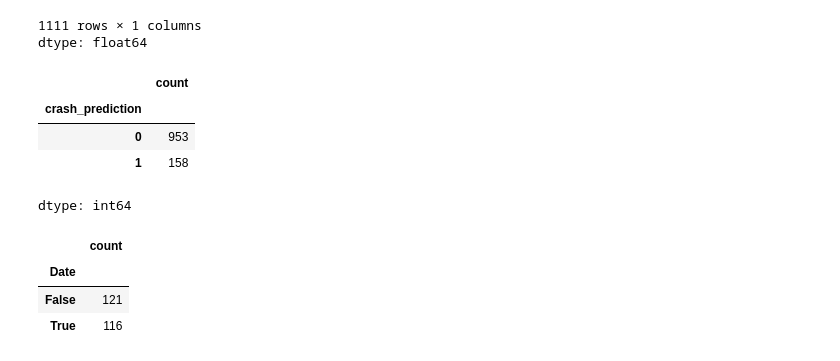
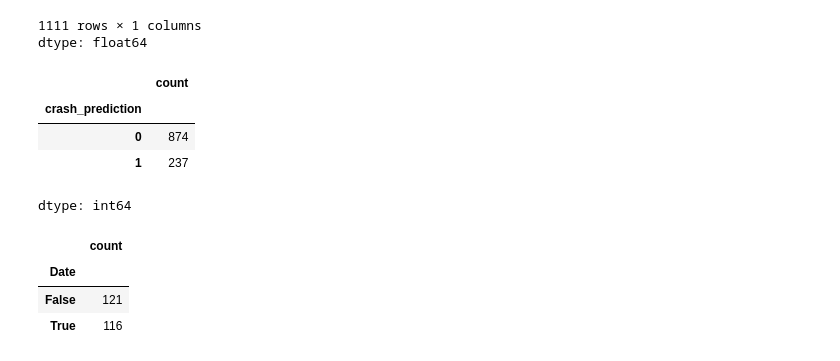
Before and after one commit to sdewhitt/Market-Anomaly-Detection, a Jupyter notebook: Financial_Anomaly_Detection.ipynb, the cells around one changed output. Cells and saved outputs as stored; diff of their text form; code cells hidden in the pictures.

Commit message:
threshold adjusting. Moving to try a different model than Isolation Forest

```diff
--- a/Financial_Anomaly_Detection.ipynb
+++ b/Financial_Anomaly_Detection.ipynb
@@ -194,33 +192,29 @@ focused_features
 1111 rows × 22 columns
 # %%
 X = focused_features.iloc[:, 2:]
-y_true = focused_features.iloc[:, 0]
+y_true = focused_features.iloc[:, 0] # 'Y' column
 from sklearn.metrics import classification_report, roc_auc_score
 from imblearn.over_sampling import SMOTE # trying to over sample for 1s
 
-# Example dataset
-# Assuming `X` is your features and `y_true` contains the actual anomaly labels (1 for anomaly, 0 for normal)
-# Replace with your actual dataset
 scaler = StandardScaler()
 X_scaled = scaler.fit_transform(X)
 
 # Apply SMOTE to balance the dataset
-smote = SMOTE(random_state=42)
-X_resampled, y_resampled = smote.fit_resample(X_scaled, y_true)
+#smote = SMOTE(random_state=42)
+#X_resampled, y_resampled = smote.fit_resample(X_scaled, y_true)
 
 
 # Train Isolation Forest
 model = IsolationForest(contamination=0.213, random_state=42)
-model.fit(X_resampled)
+model.fit(X_scaled) # use X_resampled if doing SMOTE
 
 # Predict anomalies
 anomaly_scores = model.decision_function(X_scaled)  # Anomaly scores (higher = normal, lower = anomalous)
 anomaly_labels = model.predict(X_scaled)            # Predicted labels (-1 = anomaly, 1 = normal)
 
-# Adjust Isolation Forest labels to match your labeling convention (e.g., 1 = anomaly, 0 = normal)
+# Adjust labels to match labeling convention (1 = anomaly, 0 = normal)
 anomaly_labels = [0 if label == 1 else 1 for label in anomaly_labels]
 
-# Add results to the DataFrame
 focused_features.loc[:, 'anomaly_score'] = pd.Series(anomaly_scores)
 focused_features.loc[:, 'anomaly_labels'] = pd.Series(anomaly_labels)
 
@@ -268,15 +265,15 @@ focused_features['anomaly_score']
 1111 rows × 1 columns
 dtype: float64
 # %%
-threshold = -0.01  # Adjust this threshold based on your data and desired precision
+threshold = -0.001
 focused_features.loc[:, 'crash_prediction'] = np.where(focused_features['anomaly_score'] < threshold, 1, 0)  # 1 for crash, 0 for no crash
 focused_features.loc[:, 'crash_prediction'].value_counts()
-# crash_prediction seems to be inaccurate
+# crash_prediction values seem to be inaccurate
 # %% [output]
 |  | count |
 | crash_prediction |  |
-| 0 | 953 |
-| 1 | 158 |
+| 0 | 874 |
+| 1 | 237 |
 dtype: int64
 # %%
 #predicted_anomaly_dates = focused_features.loc[focused_features['crash_prediction'] == 1, 'Date']
```
Also changed, not shown: parts of 5 cells of this notebook.
